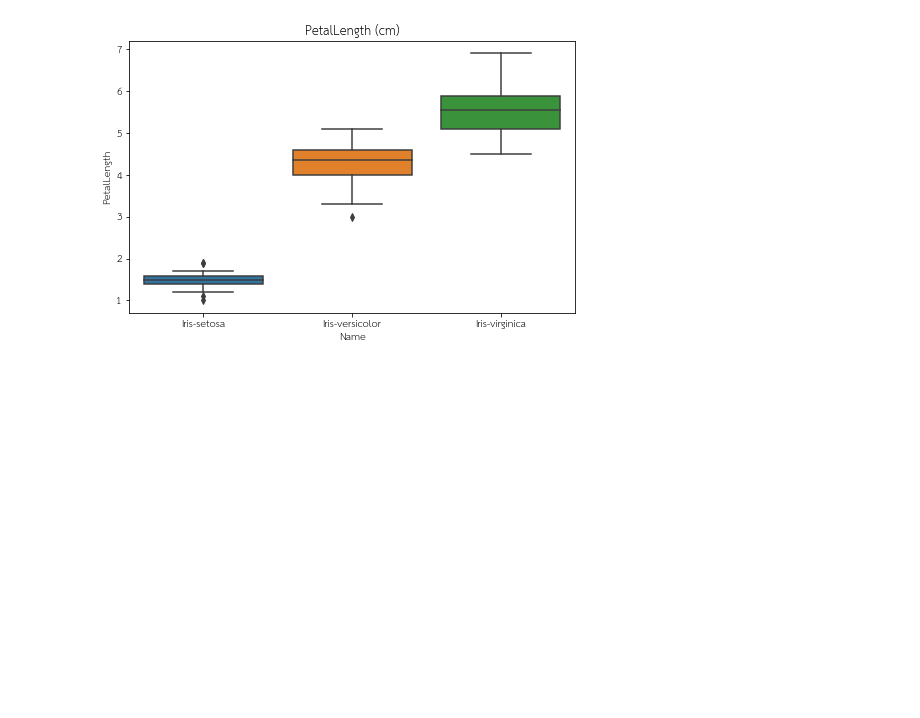
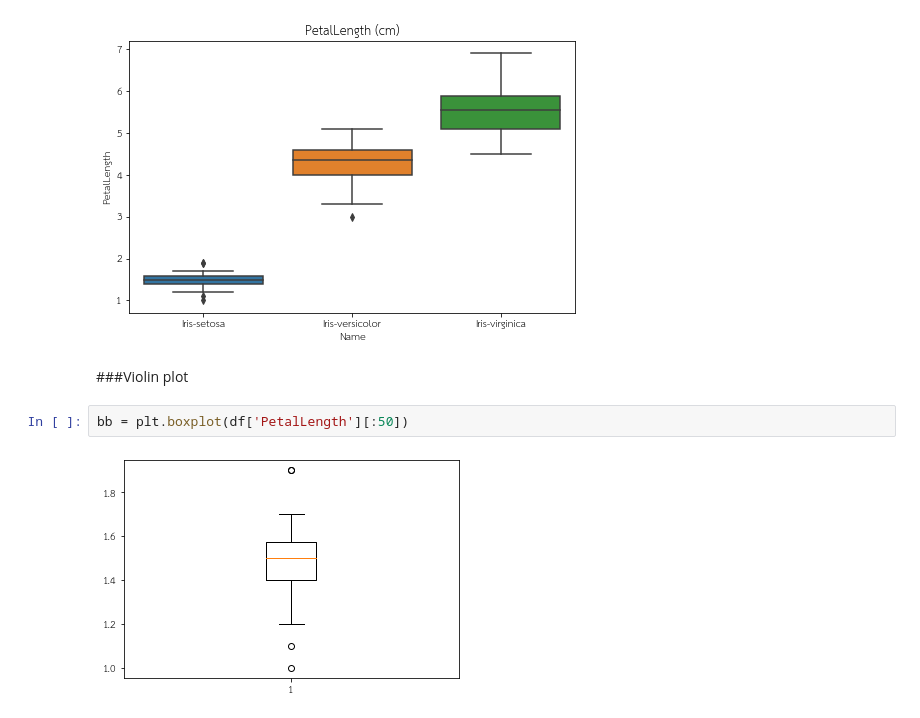
Before and after one commit to 6230204513/data_viz_2022, a Jupyter notebook: DataViz02_Data_Distribution.ipynb, the cells around one changed output. Drawn from its saved outputs; the diff is of its cells as text; blank space fills up the shorter version.

```diff
--- a/DataViz02_Data_Distribution.ipynb
+++ b/DataViz02_Data_Distribution.ipynb
@@ -417,3 +417,9 @@ plt.title('PetalLength (cm)')
 # %% [output]
 Text(0.5, 1.0, 'PetalLength (cm)')
 [figure]
+# %% [markdown]
+###Violin plot
+# %%
+bb = plt.boxplot(df['PetalLength'][:50])
+# %% [output]
+[figure, added]
```
Also changed, not shown: parts of 5 cells of this notebook.
